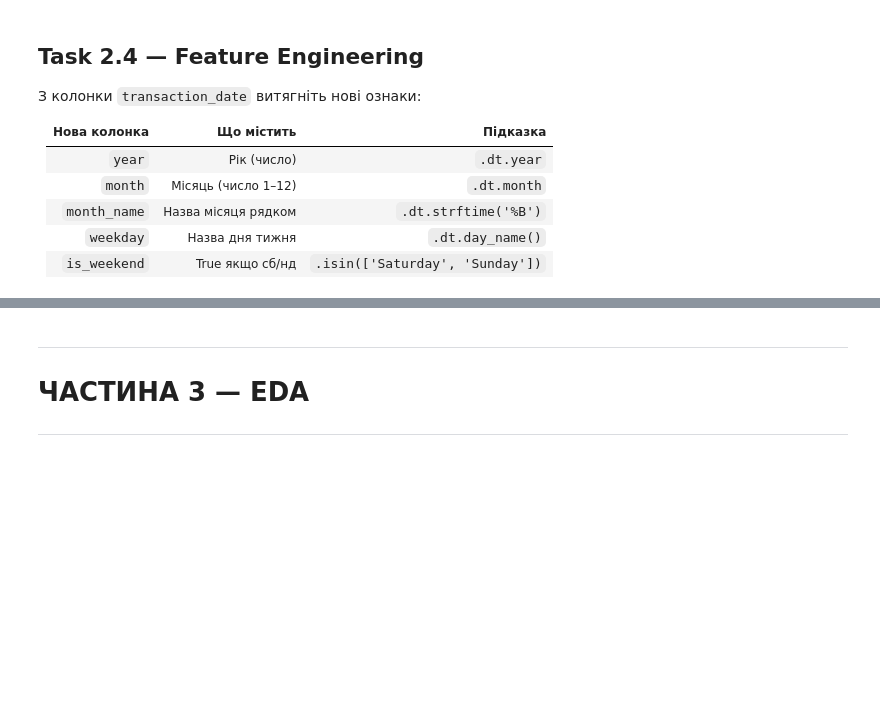
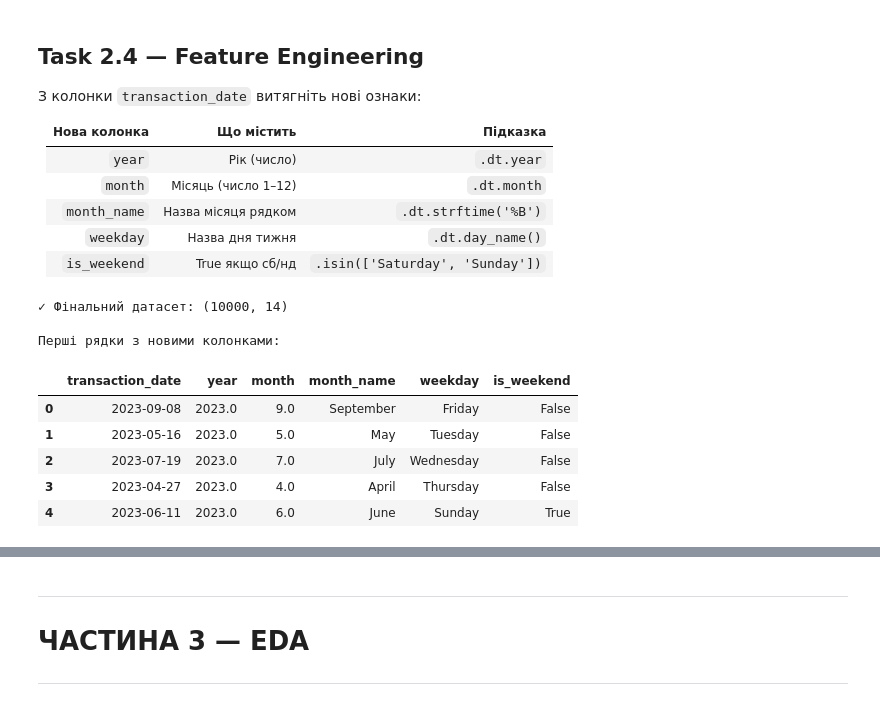
Before and after one commit to NatalieAleksandrova2026/Analysis_Cafe_Sales, a Jupyter notebook: cafe_eda_workbook_version2.ipynb, the cells around one changed output, grey strips where cells are left out. Saved outputs shown, nothing was run; the diff lists cells and outputs as text; code cells hidden in the pictures; blank space fills up the shorter version.

```diff
--- a/cafe_eda_workbook_version2.ipynb
+++ b/cafe_eda_workbook_version2.ipynb
@@ -531,14 +536,13 @@ NaN у price_per_unit: 0
 # %%
 # Заповнення quantity
 # Варіант А: є price і total_spent → qty = total / price
-mask_qty = # ВАШ КОД ТУТ  (quantity isna AND price notna AND total notna)
-df.loc[mask_qty, 'quantity'] = # ВАШ КОД ТУТ
-# Підказка: (total_spent / price_per_unit).round()
-print(f'quantity відновлено через total/price: {mask_qty.sum()} рядків')
+# mask_qty = # ВАШ КОД ТУТ  (quantity isna AND price notna AND total notna)
+# df.loc[mask_qty, 'quantity'] = # ВАШ КОД ТУТ
+# # Підказка: (total_spent / price_per_unit).round()
+# print(f'quantity відновлено через total/price: {mask_qty.sum()} рядків')
 
 # Варіант Б: решта NaN → медіана по товару
-qty_median = # ВАШ КОД ТУТ
-# Підказка: df.groupby('item')['quantity'].transform('median')
+qty_median = df.groupby('item')['quantity'].transform('median')
 df['quantity'] = df['quantity'].fillna(qty_median)
 df['quantity'] = df['quantity'].round().astype('Int64')
 print(f'quantity після медіани по товару: {df["quantity"].isna().sum()} NaN залишилось')
@@ -633,20 +676,30 @@ print('Унікальні location:',       sorted(df['location'].unique()))
 | `weekday` | Назва дня тижня | `.dt.day_name()` |
 | `is_weekend` | True якщо сб/нд | `.isin(['Saturday', 'Sunday'])` |
 # %%
-df['year']       = # ВАШ КОД ТУТ
-df['month']      = # ВАШ КОД ТУТ
-df['month_name'] = # ВАШ КОД ТУТ
-df['weekday']    = # ВАШ КОД ТУТ
+df['year']       = df['transaction_date'].dt.year
+df['month']      = df['transaction_date'].dt.month
+df['month_name'] = df['transaction_date'].dt.strftime('%B')
+df['weekday']    = df['transaction_date'].dt.day_name()
 df['week']       = df['transaction_date'].dt.isocalendar().week.astype('Int64')
-df['is_weekend'] = # ВАШ КОД ТУТ
+df['is_weekend'] = df['weekday'].isin(['Saturday', 'Sunday'])
 
 # Перевірка логічності
 df = df[df['quantity'] > 0]
 df = df[df['total_spent'] > 0]
 
 print(f'✓ Фінальний датасет: {df.shape}')
 print('\nПерші рядки з новими колонками:')
 df[['transaction_date', 'year', 'month', 'month_name', 'weekday', 'is_weekend']].head()
+# %% [output]
+✓ Фінальний датасет: (10000, 14)
+
+Перші рядки з новими колонками:
+|  | transaction_date | year | month | month_name | weekday | is_weekend |
+| 0 | 2023-09-08 | 2023.0 | 9.0 | September | Friday | False |
+| 1 | 2023-05-16 | 2023.0 | 5.0 | May | Tuesday | False |
+| 2 | 2023-07-19 | 2023.0 | 7.0 | July | Wednesday | False |
+| 3 | 2023-04-27 | 2023.0 | 4.0 | April | Thursday | False |
+| 4 | 2023-06-11 | 2023.0 | 6.0 | June | Sunday | True |
 # %%
 # Зберегти чистий файл
 df_tableau = df.copy()
```
Also changed, not shown: parts of 14 cells of this notebook.
